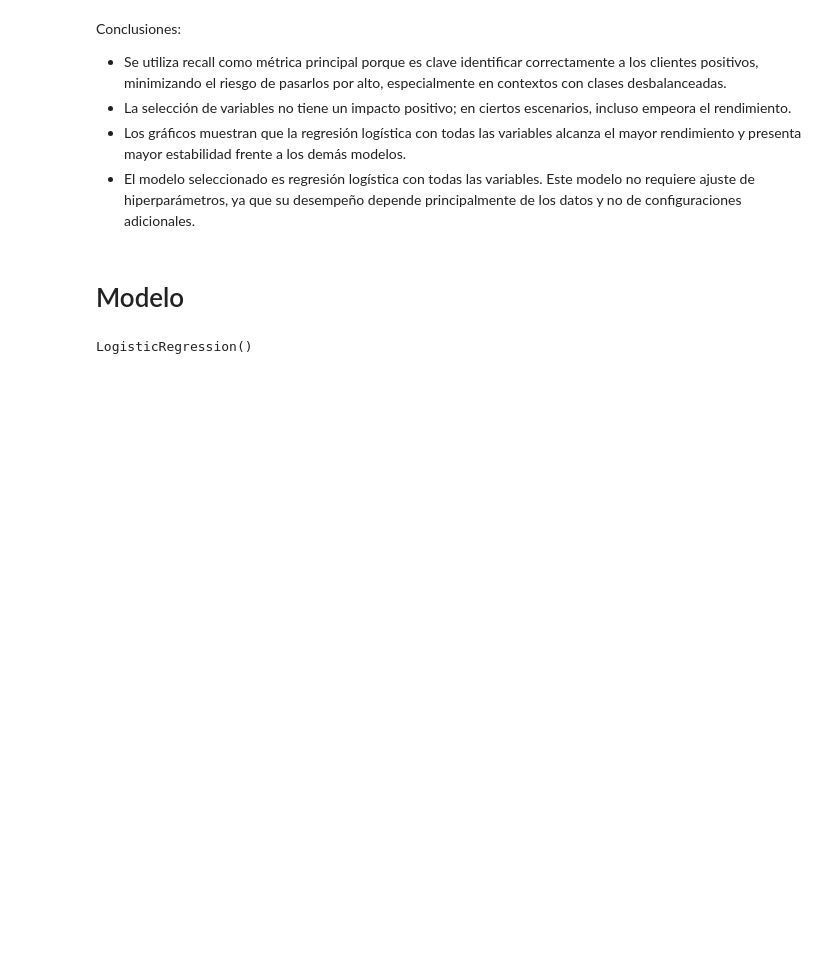
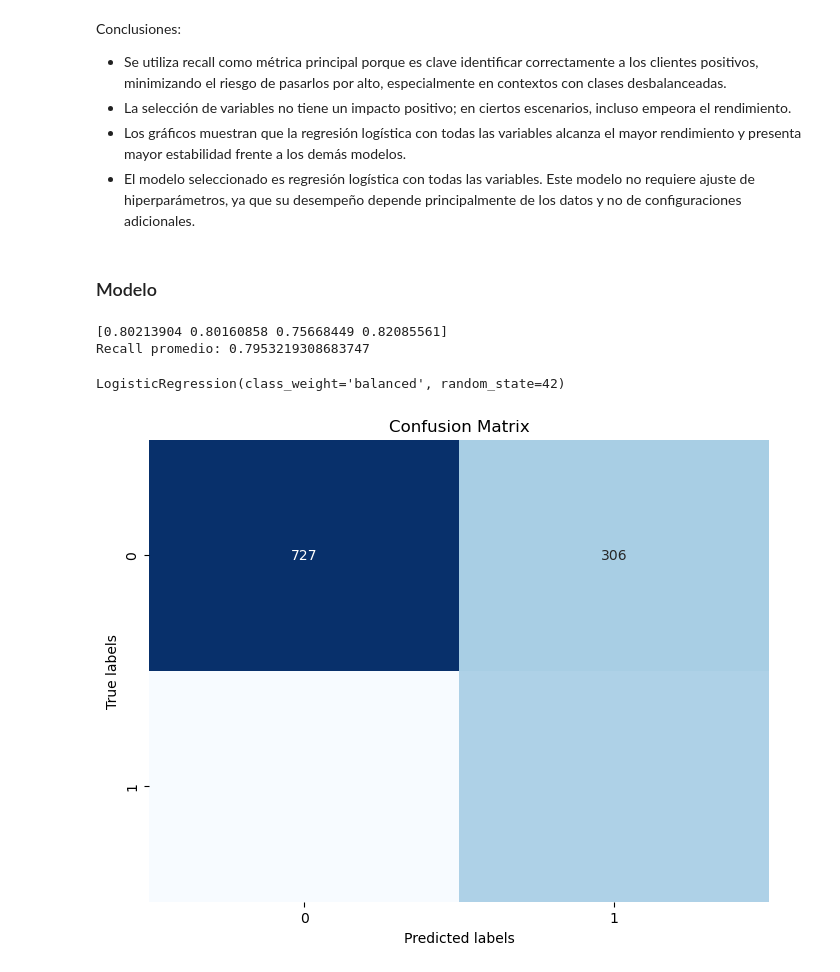
Before and after one commit to andressj1/Prueba-Tecnica, a Jupyter notebook: Prueba_Técnica_Cpocket.ipynb, the cells around one changed output. Cells and saved outputs as stored; diff of their text form; code cells hidden in the pictures; blank space fills up the shorter version.

```diff
--- a/Prueba_Técnica_Cpocket.ipynb
+++ b/Prueba_Técnica_Cpocket.ipynb
@@ -459,15 +459,37 @@ Conclusiones:
 - Los gráficos muestran que la regresión logística con todas las variables alcanza el mayor rendimiento y presenta mayor estabilidad frente a los demás modelos.
 - El modelo seleccionado es regresión logística con todas las variables. Este modelo no requiere ajuste de hiperparámetros, ya que su desempeño depende principalmente de los datos y no de configuraciones adicionales.
 # %% [markdown]
-# Modelo
+### Modelo
 # %%
 # Dividir los datos en conjuntos de entrenamiento y prueba. 80% y 20%
 X_train, X_test, y_train, y_test = train_test_split(X, y, test_size=0.2, random_state=42, stratify = y)
+# %%
+# Validación cruzada
+m_lr = LogisticRegression(class_weight='balanced', random_state=42)
+scores = cross_val_score(m_lr, X_train, y_train, cv=4, scoring='recall')
+
+print(scores)
+print("Recall promedio:", scores.mean())
+# %% [output]
+[0.80213904 0.80160858 0.75668449 0.82085561]
+Recall promedio: 0.7953219308683747
 # %%
 # Entrenar el modelo de Random Forest
 m_lr.fit(X_train, y_train)
 # %% [output]
-LogisticRegression()
+LogisticRegression(class_weight='balanced', random_state=42)
 # %%
 # Hacer predicciones en el conjunto de datos de prueba
-y_pred = m_rf.predict(X_test)
+y_pred = m_lr.predict(X_test)
+# %%
+# Matriz de confusión
+conf_matrix = confusion_matrix(y_test, y_pred)
+
+plt.figure(figsize=(8, 6))
+sns.heatmap(conf_matrix, annot=True, fmt='d', cmap='Blues', cbar=False)
+plt.xlabel('Predicted labels')
+plt.ylabel('True labels')
+plt.title('Confusion Matrix')
+plt.show()
+# %% [output]
+[figure, added]
```
Also changed, not shown: parts of 13 cells of this notebook, 1 other file.
